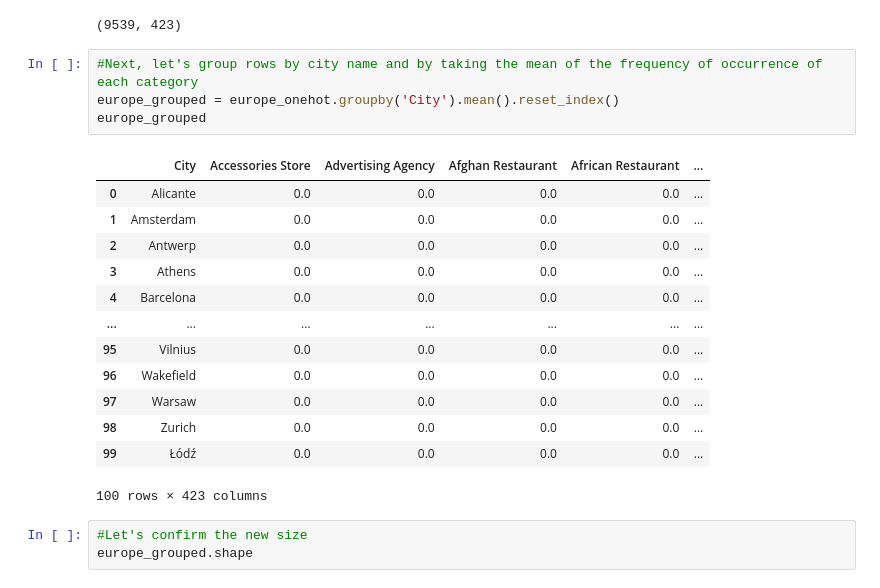
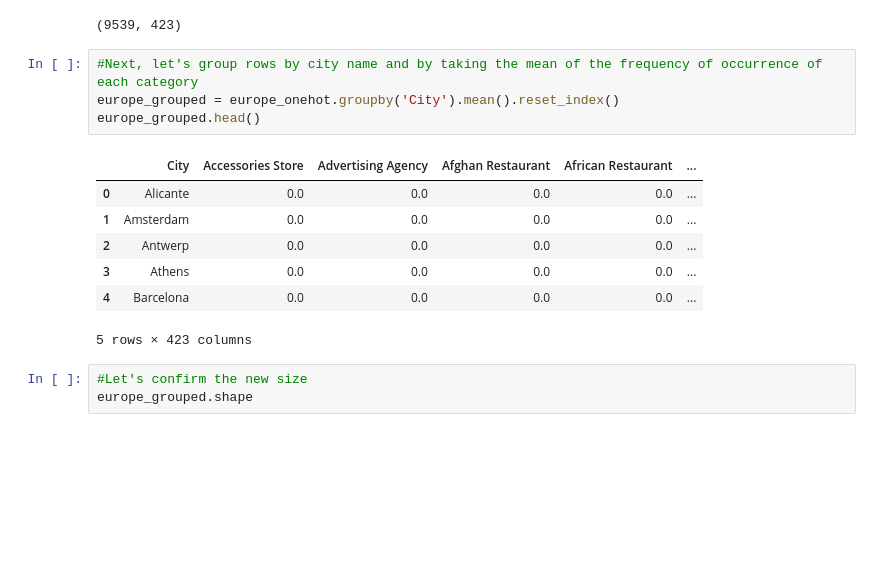
Before and after one commit to pospisilboh/Coursera_Capstone, a Jupyter notebook: Capstone Project Notebook-Small business expansion.ipynb, the cells around one changed output. Saved outputs shown, nothing was run; the diff lists cells and outputs as text; blank space fills up the shorter version.

```diff
--- a/Capstone Project Notebook-Small business expansion.ipynb
+++ b/Capstone Project Notebook-Small business expansion.ipynb
@@ -542,21 +563,15 @@ europe_onehot.shape
 # %%
 #Next, let's group rows by city name and by taking the mean of the frequency of occurrence of each category
 europe_grouped = europe_onehot.groupby('City').mean().reset_index()
-europe_grouped
+europe_grouped.head()
 # %% [output]
 |  | City | Accessories Store | Advertising Agency | Afghan Restaurant | African Restaurant | ... |
 | 0 | Alicante | 0.0 | 0.0 | 0.0 | 0.0 | ... |
 | 1 | Amsterdam | 0.0 | 0.0 | 0.0 | 0.0 | ... |
 | 2 | Antwerp | 0.0 | 0.0 | 0.0 | 0.0 | ... |
 | 3 | Athens | 0.0 | 0.0 | 0.0 | 0.0 | ... |
 | 4 | Barcelona | 0.0 | 0.0 | 0.0 | 0.0 | ... |
-| ... | ... | ... | ... | ... | ... | ... |
-| 95 | Vilnius | 0.0 | 0.0 | 0.0 | 0.0 | ... |
-| 96 | Wakefield | 0.0 | 0.0 | 0.0 | 0.0 | ... |
-| 97 | Warsaw | 0.0 | 0.0 | 0.0 | 0.0 | ... |
-| 98 | Zurich | 0.0 | 0.0 | 0.0 | 0.0 | ... |
-| 99 | Łódź | 0.0 | 0.0 | 0.0 | 0.0 | ... |
-100 rows × 423 columns
+5 rows × 423 columns
 # %%
 #Let's confirm the new size
 europe_grouped.shape
```
Also changed, not shown: parts of 26 cells of this notebook.
